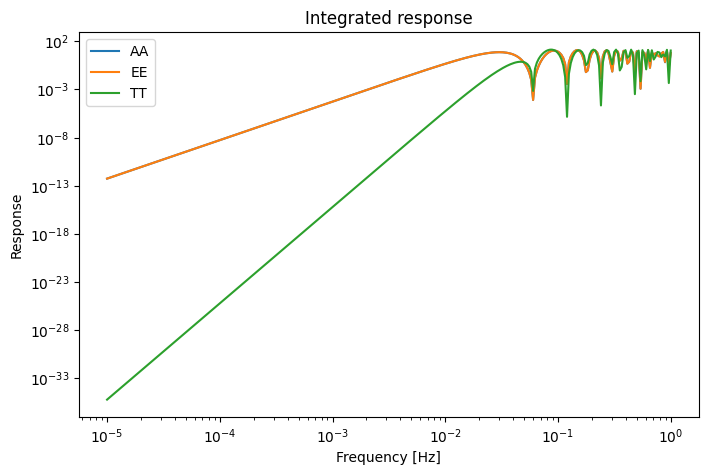
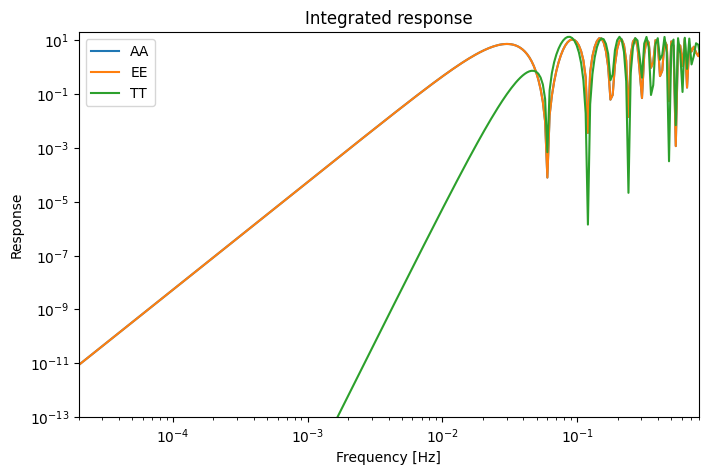
The change to this notebook cell's code, shown as a diff; its figure went from the first image to the second:
--- before
+++ after
@@ -3,4 +3,6 @@
     plt.loglog(freqs, response.quadratic_integrated["AET"]["LL"][0, :, i, i], label=gwr.TDI_labels["AET"][i])
 plt.legend()
+plt.xlim(2e-5,8e-1)
+plt.ylim(1e-13,2e1)
 plt.xlabel("Frequency [Hz]")
 plt.ylabel("Response")

Commit: update noise